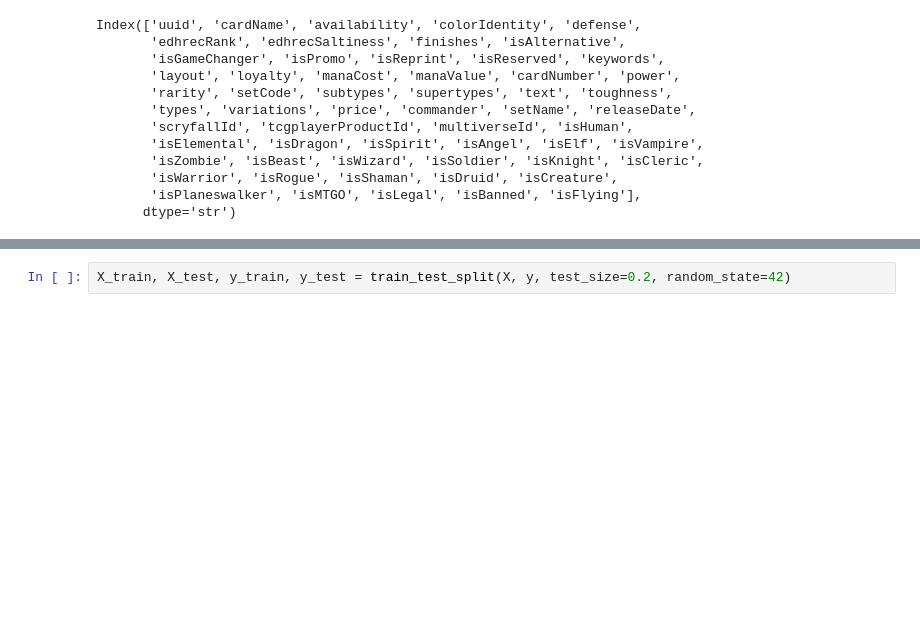
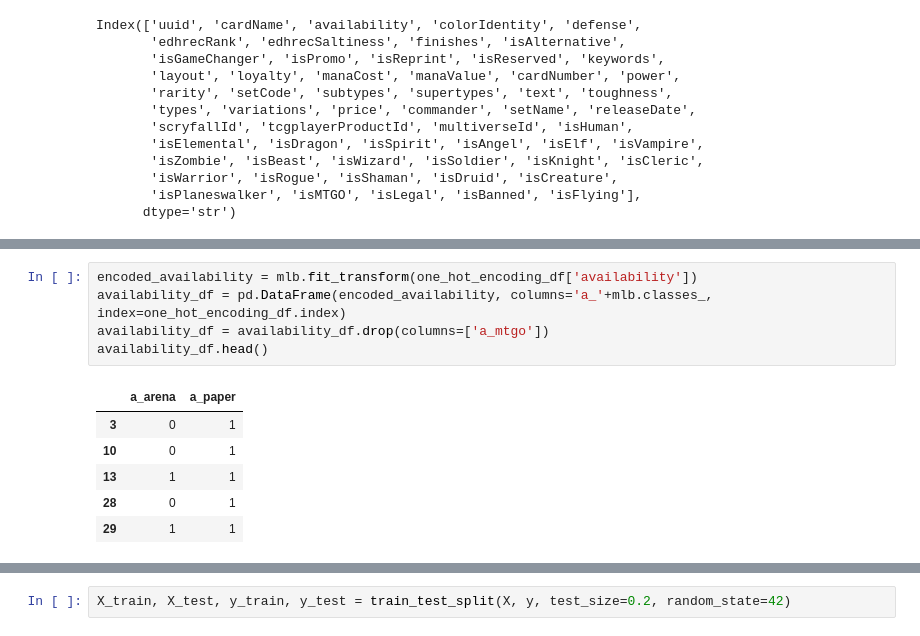
Before and after one commit to janelmjackson/understanding-mtg-card-value-through-ml, a Jupyter notebook: mtgjson_knn_reg.ipynb, the cells around one changed output, grey strips where cells are left out. Saved outputs shown, nothing was run; the diff lists cells and outputs as text; blank space fills up the shorter version.

```diff
--- a/mtgjson_knn_reg.ipynb
+++ b/mtgjson_knn_reg.ipynb
@@ -60,0 +223,12 @@ for col in creature_dummies_before:
+# %%
+encoded_availability = mlb.fit_transform(one_hot_encoding_df['availability'])
+availability_df = pd.DataFrame(encoded_availability, columns='a_'+mlb.classes_, index=one_hot_encoding_df.index)
+availability_df = availability_df.drop(columns=['a_mtgo'])
+availability_df.head()
+# %% [output]
+|  | a_arena | a_paper |
+| 3 | 0 | 1 |
+| 10 | 0 | 1 |
+| 13 | 1 | 1 |
+| 28 | 0 | 1 |
+| 29 | 1 | 1 |
```
Also changed, not shown: parts of 37 cells of this notebook.
